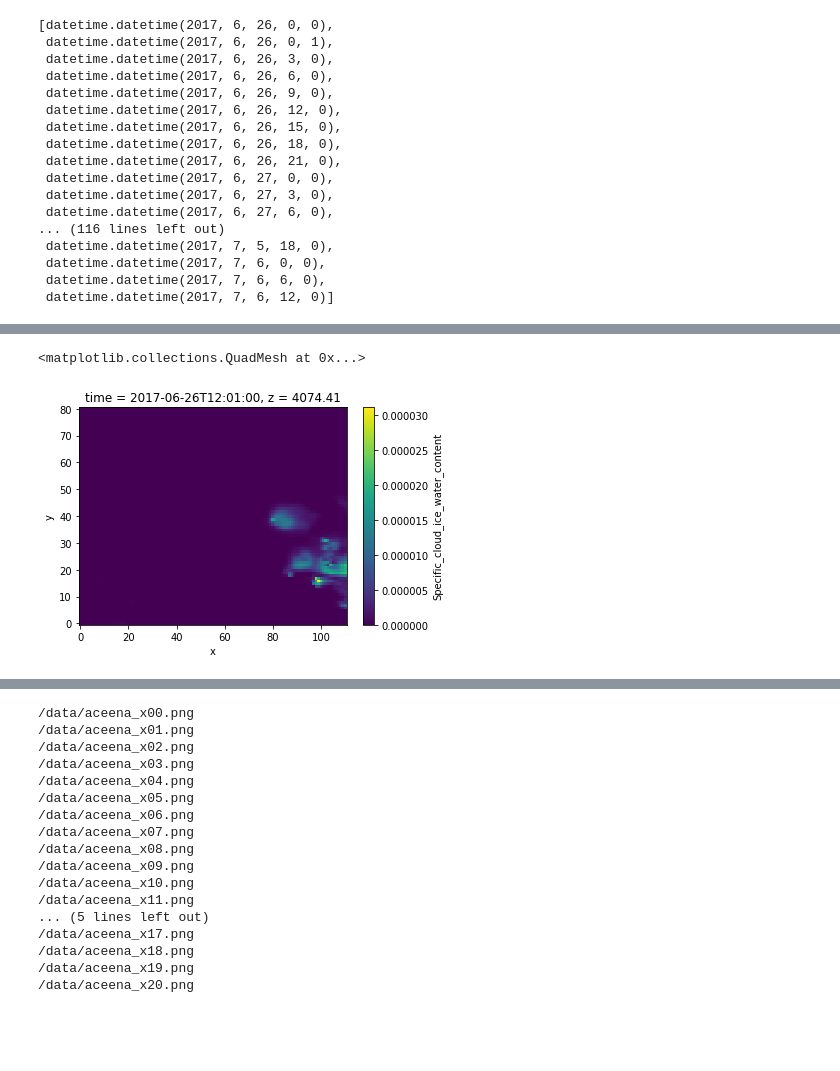
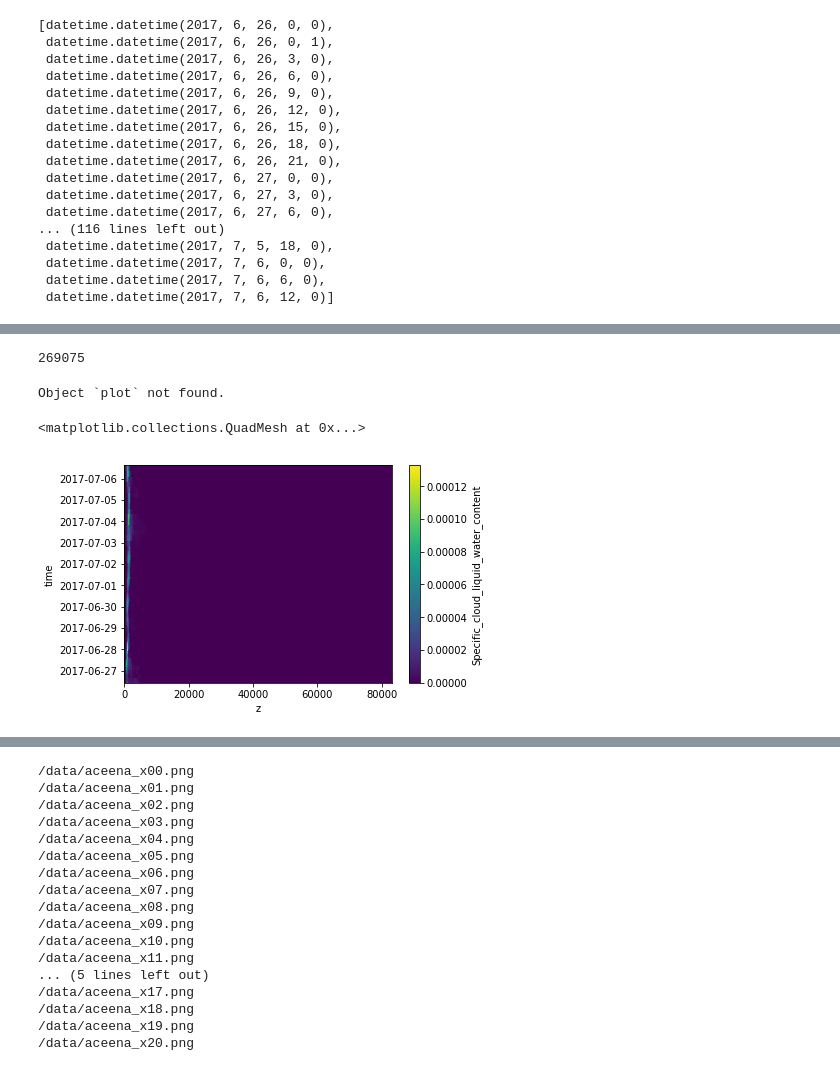
Before and after one commit to EVS-ATMOS/ACE-ENA-EVA, a Jupyter notebook: notebooks/ECMWF explore.ipynb, the cells around one changed output, grey strips where cells are left out. Cells and saved outputs as stored; diff of their text form; code cells hidden in the pictures; blank space fills up the shorter version.

```diff
--- a/notebooks/ECMWF explore.ipynb
+++ b/notebooks/ECMWF explore.ipynb
@@ -320,5 +409,14 @@ Data variables:
-# %%
-ds.Specific_cloud_ice_water_content[0][100].plot()
-# %% [output]
-<matplotlib.collections.QuadMesh at 0x...>
-[figure, removed]
+# %%
+import gc
+gc.collect()
+# %% [output]
+269075
+# %%
+ds.Specific_cloud_liquid_water_content.mean(dim=('y','x')).plot?
+# %% [output]
+Object `plot` not found.
+# %%
+my_dataset.Specific_cloud_liquid_water_content.mean(dim=('y','x')).plot()
+# %% [output]
+<matplotlib.collections.QuadMesh at 0x...>
+[figure, added]
```
Also changed, not shown: parts of 23 cells of this notebook, 2 other files.
